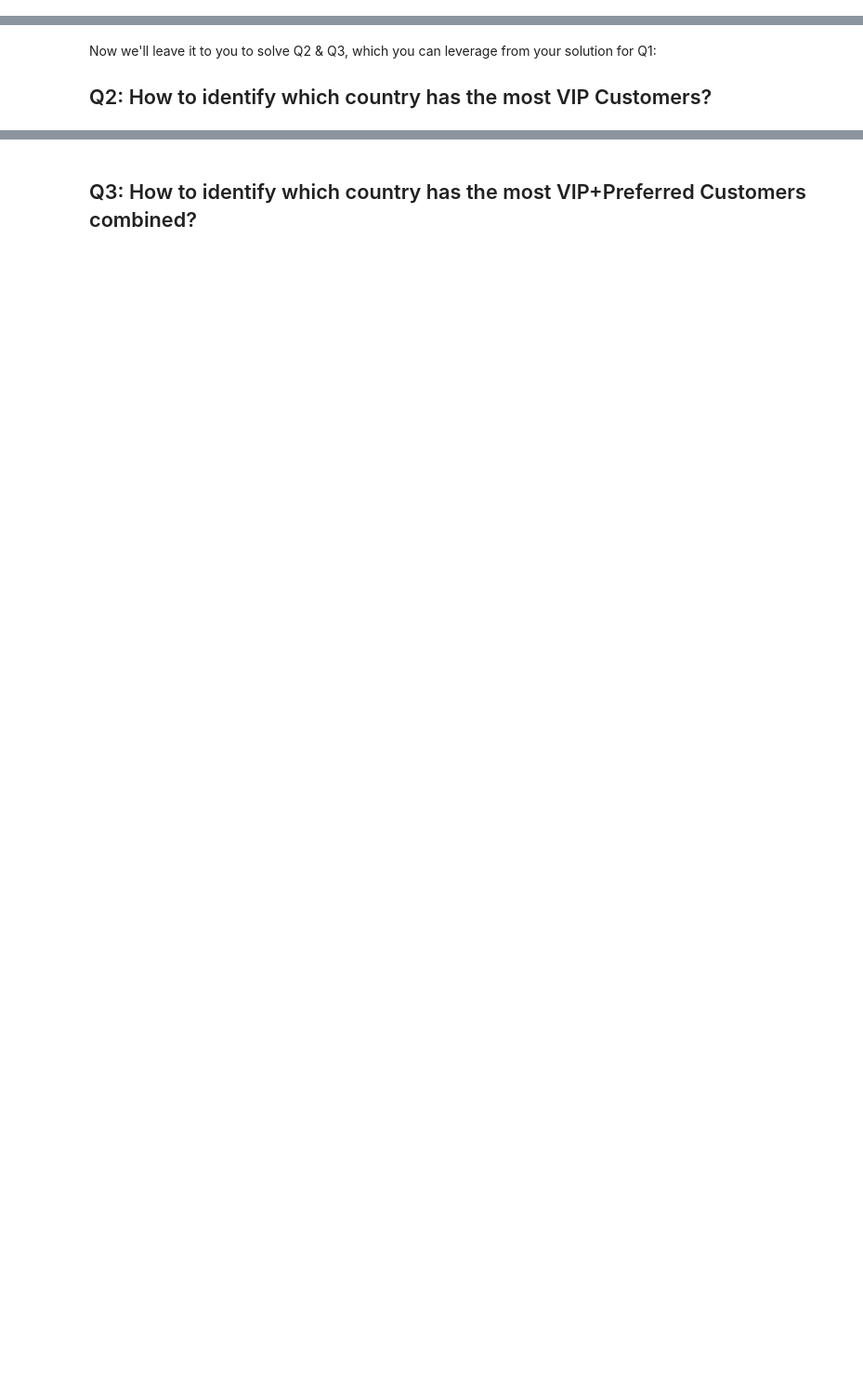
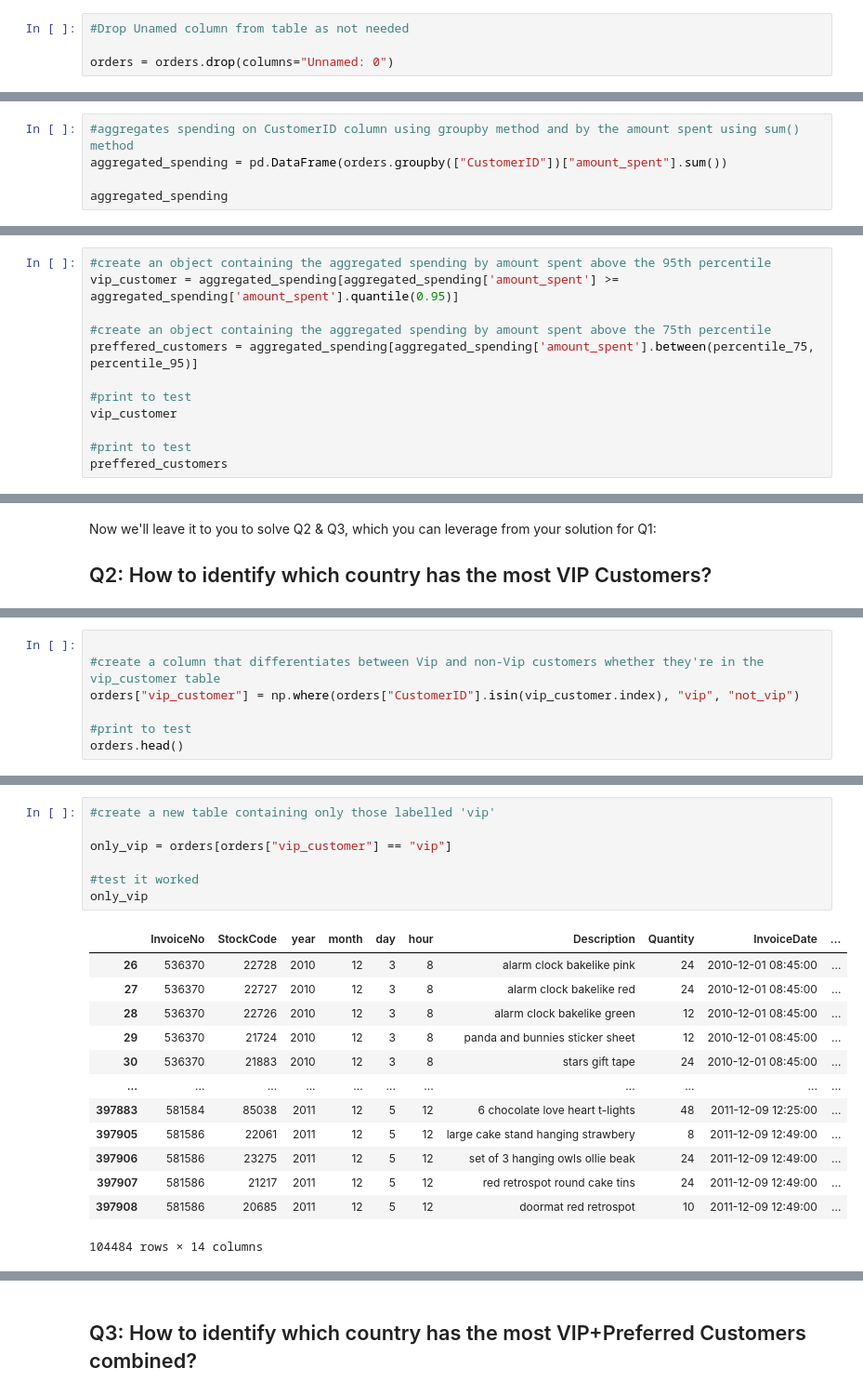
Before and after one commit to ta-data-lis/lab-dataframe-calculations, a Jupyter notebook: your-code/challenge-3.ipynb, the cells around one changed output, grey strips where cells are left out. Shown at 93% size. Drawn from its saved outputs; the diff is of its cells as text; blank space fills up the shorter version.

```diff
--- a/your-code/challenge-3.ipynb
+++ b/your-code/challenge-3.ipynb
@@ -36,6 +36,10 @@ orders.head()
 | 2 | 2 | 536365 | 84406B | 2010 | 12 | 3 | 8 | cream cupid hearts coat hanger | 8 | ... |
 | 3 | 3 | 536365 | 84029G | 2010 | 12 | 3 | 8 | knitted union flag hot water bottle | 6 | ... |
 | 4 | 4 | 536365 | 84029E | 2010 | 12 | 3 | 8 | red woolly hottie white heart. | 6 | ... |
+# %%
+#Drop Unamed column from table as not needed
+
+orders = orders.drop(columns="Unnamed: 0")
 # %% [markdown]
 ---
 
@@ -79,0 +61,5 @@ orders_agg_df
+# %%
+#aggregates spending on CustomerID column using groupby method and by the amount spent using sum() method
+aggregated_spending = pd.DataFrame(orders.groupby(["CustomerID"])["amount_spent"].sum())
+
+aggregated_spending
@@ -146,0 +91,12 @@ Name: 0.05, dtype: float64
+# %%
+#create an object containing the aggregated spending by amount spent above the 95th percentile
+vip_customer = aggregated_spending[aggregated_spending['amount_spent'] >= aggregated_spending['amount_spent'].quantile(0.95)]
+
+#create an object containing the aggregated spending by amount spent above the 75th percentile
+preffered_customers = aggregated_spending[aggregated_spending['amount_spent'].between(percentile_75, percentile_95)]
+
+#print to test
+vip_customer
+
+#print to test
+preffered_customers
@@ -152,0 +122,7 @@ Now we'll leave it to you to solve Q2 & Q3, which you can leverage from your sol
+# %%
+
+#create a column that differentiates between Vip and non-Vip customers whether they're in the vip_customer table
+orders["vip_customer"] = np.where(orders["CustomerID"].isin(vip_customer.index), "vip", "not_vip")
+
+#print to test
+orders.head()
@@ -152,0 +136,21 @@ Now we'll leave it to you to solve Q2 & Q3, which you can leverage from your sol
+# %%
+#create a new table containing only those labelled 'vip'
+
+only_vip = orders[orders["vip_customer"] == "vip"]
+
+#test it worked
+only_vip
+# %% [output]
+|  | InvoiceNo | StockCode | year | month | day | hour | Description | Quantity | InvoiceDate | ... |
+| 26 | 536370 | 22728 | 2010 | 12 | 3 | 8 | alarm clock bakelike pink | 24 | 2010-12-01 08:45:00 | ... |
+| 27 | 536370 | 22727 | 2010 | 12 | 3 | 8 | alarm clock bakelike red | 24 | 2010-12-01 08:45:00 | ... |
+| 28 | 536370 | 22726 | 2010 | 12 | 3 | 8 | alarm clock bakelike green | 12 | 2010-12-01 08:45:00 | ... |
+| 29 | 536370 | 21724 | 2010 | 12 | 3 | 8 | panda and bunnies sticker sheet | 12 | 2010-12-01 08:45:00 | ... |
+| 30 | 536370 | 21883 | 2010 | 12 | 3 | 8 | stars gift tape | 24 | 2010-12-01 08:45:00 | ... |
+| ... | ... | ... | ... | ... | ... | ... | ... | ... | ... | ... |
+| 397883 | 581584 | 85038 | 2011 | 12 | 5 | 12 | 6 chocolate love heart t-lights | 48 | 2011-12-09 12:25:00 | ... |
+| 397905 | 581586 | 22061 | 2011 | 12 | 5 | 12 | large cake stand hanging strawbery | 8 | 2011-12-09 12:49:00 | ... |
+| 397906 | 581586 | 23275 | 2011 | 12 | 5 | 12 | set of 3 hanging owls ollie beak | 24 | 2011-12-09 12:49:00 | ... |
+| 397907 | 581586 | 21217 | 2011 | 12 | 5 | 12 | red retrospot round cake tins | 24 | 2011-12-09 12:49:00 | ... |
+| 397908 | 581586 | 20685 | 2011 | 12 | 5 | 12 | doormat red retrospot | 10 | 2011-12-09 12:49:00 | ... |
+104484 rows × 14 columns
```
Also changed, not shown: parts of 16 cells of this notebook, 2 other files.
